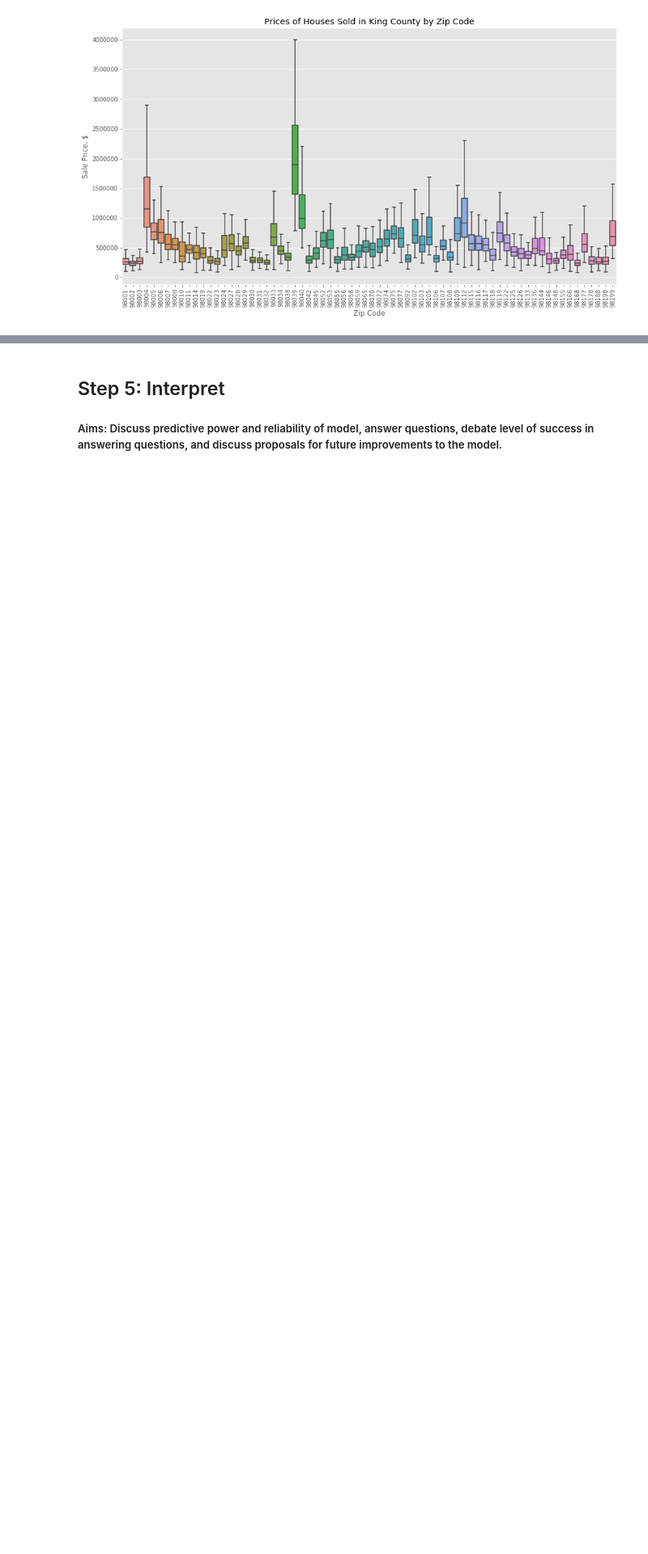
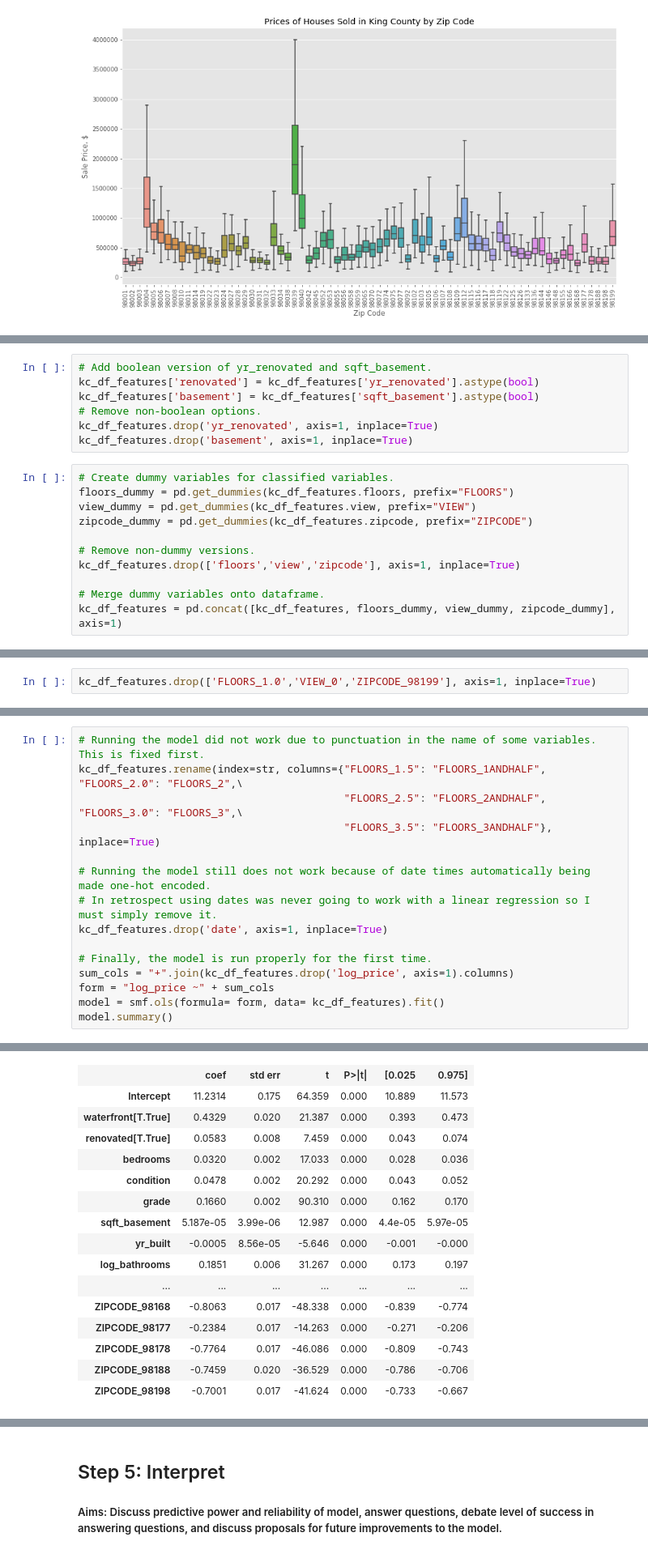
Before and after one commit to MatthewCFreeman/Project-1-KC-Housing-Data, a Jupyter notebook: Project-1-Notebook.ipynb, the cells around one changed output, grey strips where cells are left out. Shown at 81% size. Drawn from its saved outputs; the diff is of its cells as text; blank space fills up the shorter version.

```diff
--- a/Project-1-Notebook.ipynb
+++ b/Project-1-Notebook.ipynb
@@ -596,0 +692,18 @@ min(x)
+# %%
+# Add boolean version of yr_renovated and sqft_basement.
+kc_df_features['renovated'] = kc_df_features['yr_renovated'].astype(bool)
+kc_df_features['basement'] = kc_df_features['sqft_basement'].astype(bool)
+# Remove non-boolean options.
+kc_df_features.drop('yr_renovated', axis=1, inplace=True)
+kc_df_features.drop('basement', axis=1, inplace=True)
+# %%
+# Create dummy variables for classified variables.
+floors_dummy = pd.get_dummies(kc_df_features.floors, prefix="FLOORS")
+view_dummy = pd.get_dummies(kc_df_features.view, prefix="VIEW")
+zipcode_dummy = pd.get_dummies(kc_df_features.zipcode, prefix="ZIPCODE")
+
+# Remove non-dummy versions.
+kc_df_features.drop(['floors','view','zipcode'], axis=1, inplace=True)
+
+# Merge dummy variables onto dataframe.
+kc_df_features = pd.concat([kc_df_features, floors_dummy, view_dummy, zipcode_dummy], axis=1)
@@ -600,0 +730,2 @@ min(x)
+# %%
+kc_df_features.drop(['FLOORS_1.0','VIEW_0','ZIPCODE_98199'], axis=1, inplace=True)
@@ -600,0 +734,16 @@ min(x)
+# %%
+# Running the model did not work due to punctuation in the name of some variables. This is fixed first.
+kc_df_features.rename(index=str, columns={"FLOORS_1.5": "FLOORS_1ANDHALF", "FLOORS_2.0": "FLOORS_2",\
+                                          "FLOORS_2.5": "FLOORS_2ANDHALF", "FLOORS_3.0": "FLOORS_3",\
+                                          "FLOORS_3.5": "FLOORS_3ANDHALF"}, inplace=True)
+
+# Running the model still does not work because of date times automatically being made one-hot encoded.
+# In retrospect using dates was never going to work with a linear regression so I must simply remove it.
+kc_df_features.drop('date', axis=1, inplace=True)
+
+# Finally, the model is run properly for the first time.
+sum_cols = "+".join(kc_df_features.drop('log_price', axis=1).columns)
+form = "log_price ~" + sum_cols
+model = smf.ols(formula= form, data= kc_df_features).fit()
+model.summary()
+# %% [output]
@@ -600,0 +760,16 @@ min(x)
+|  | coef | std err | t | P>|t| | [0.025 | 0.975] |
+| Intercept | 11.2314 | 0.175 | 64.359 | 0.000 | 10.889 | 11.573 |
+| waterfront[T.True] | 0.4329 | 0.020 | 21.387 | 0.000 | 0.393 | 0.473 |
+| renovated[T.True] | 0.0583 | 0.008 | 7.459 | 0.000 | 0.043 | 0.074 |
+| bedrooms | 0.0320 | 0.002 | 17.033 | 0.000 | 0.028 | 0.036 |
+| condition | 0.0478 | 0.002 | 20.292 | 0.000 | 0.043 | 0.052 |
+| grade | 0.1660 | 0.002 | 90.310 | 0.000 | 0.162 | 0.170 |
+| sqft_basement | 5.187e-05 | 3.99e-06 | 12.987 | 0.000 | 4.4e-05 | 5.97e-05 |
+| yr_built | -0.0005 | 8.56e-05 | -5.646 | 0.000 | -0.001 | -0.000 |
+| log_bathrooms | 0.1851 | 0.006 | 31.267 | 0.000 | 0.173 | 0.197 |
+| ... | ... | ... | ... | ... | ... | ... |
+| ZIPCODE_98168 | -0.8063 | 0.017 | -48.338 | 0.000 | -0.839 | -0.774 |
+| ZIPCODE_98177 | -0.2384 | 0.017 | -14.263 | 0.000 | -0.271 | -0.206 |
+| ZIPCODE_98178 | -0.7764 | 0.017 | -46.086 | 0.000 | -0.809 | -0.743 |
+| ZIPCODE_98188 | -0.7459 | 0.020 | -36.529 | 0.000 | -0.786 | -0.706 |
+| ZIPCODE_98198 | -0.7001 | 0.017 | -41.624 | 0.000 | -0.733 | -0.667 |
```
Also changed, not shown: parts of 29 cells of this notebook.
